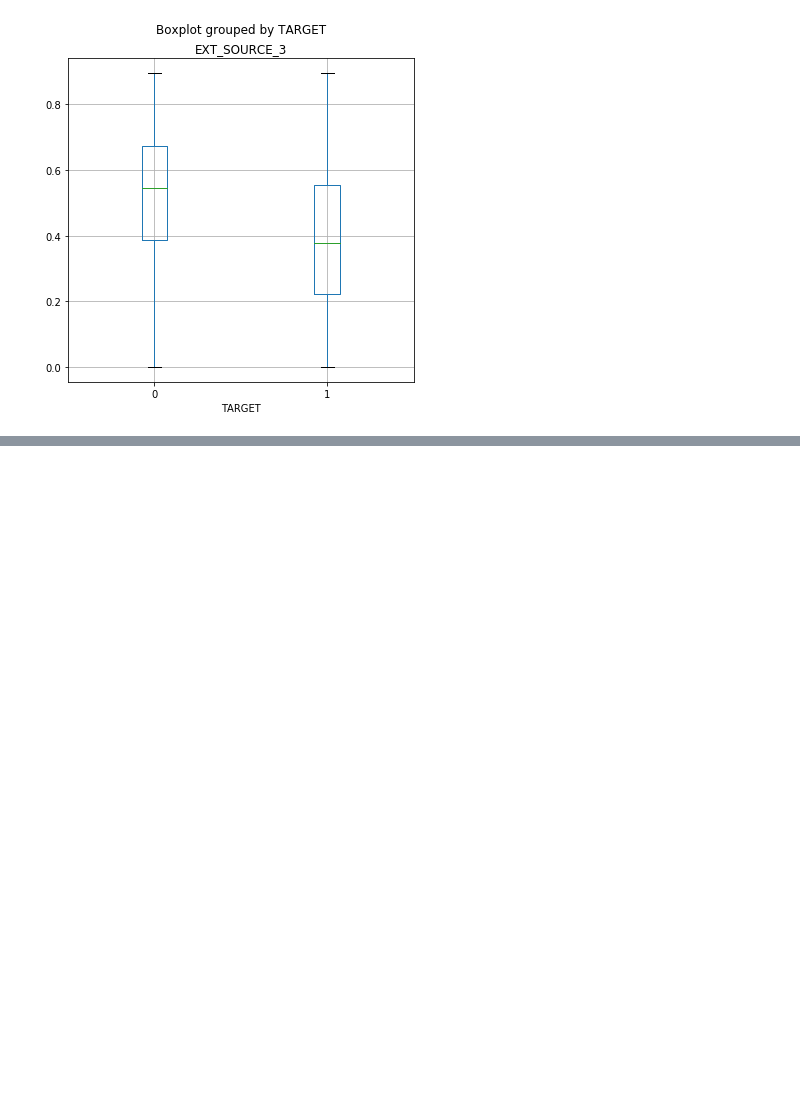
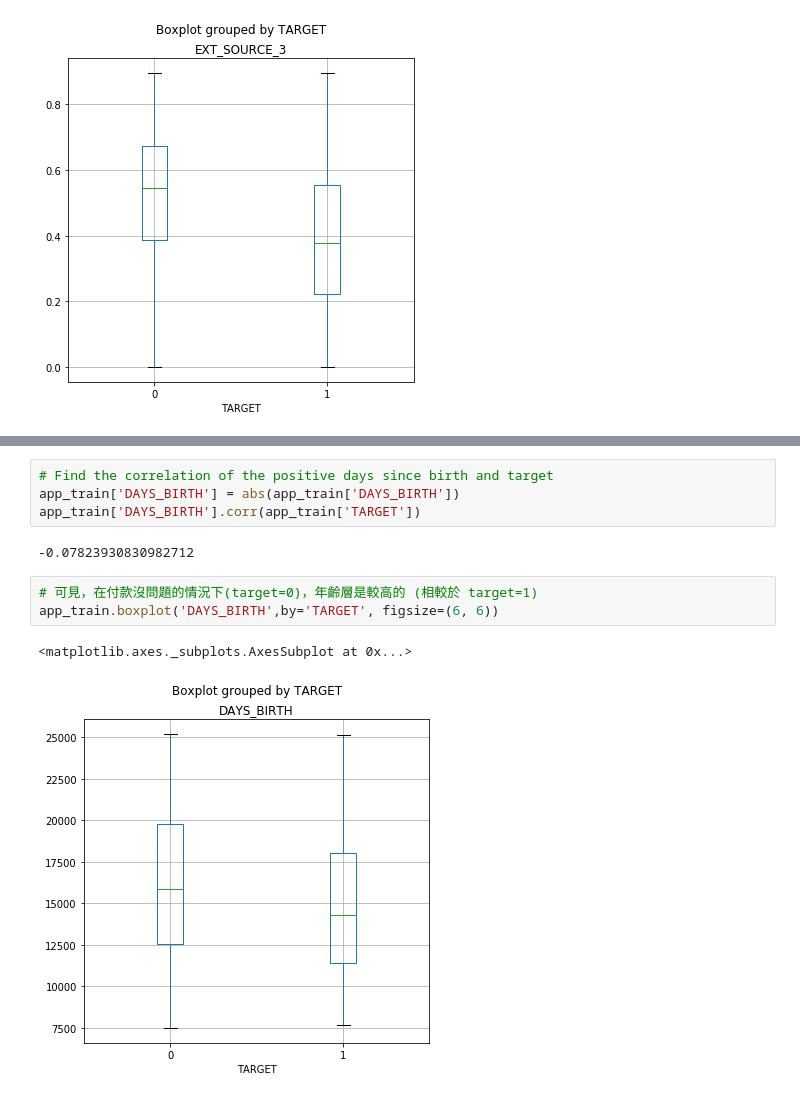
Before and after one commit to NienfengYao/ML100-Days, a Jupyter notebook: homework/Day_010_HW.ipynb, the cells around one changed output, grey strips where cells are left out. Saved outputs shown, nothing was run; the diff lists cells and outputs as text; blank space fills up the shorter version.

```diff
--- a/homework/Day_010_HW.ipynb
+++ b/homework/Day_010_HW.ipynb
@@ -163,0 +152,12 @@ Correlation: -0.1789
+# %%
+# Find the correlation of the positive days since birth and target
+app_train['DAYS_BIRTH'] = abs(app_train['DAYS_BIRTH'])
+app_train['DAYS_BIRTH'].corr(app_train['TARGET'])
+# %% [output]
+-0.07823930830982712
+# %%
+# 可見，在付款沒問題的情況下(target=0)，年齡層是較高的 (相較於 target=1)
+app_train.boxplot('DAYS_BIRTH',by='TARGET', figsize=(6, 6))
+# %% [output]
+<matplotlib.axes._subplots.AxesSubplot at 0x...>
+[figure, added]
```
Also changed, not shown: parts of 4 cells of this notebook.
